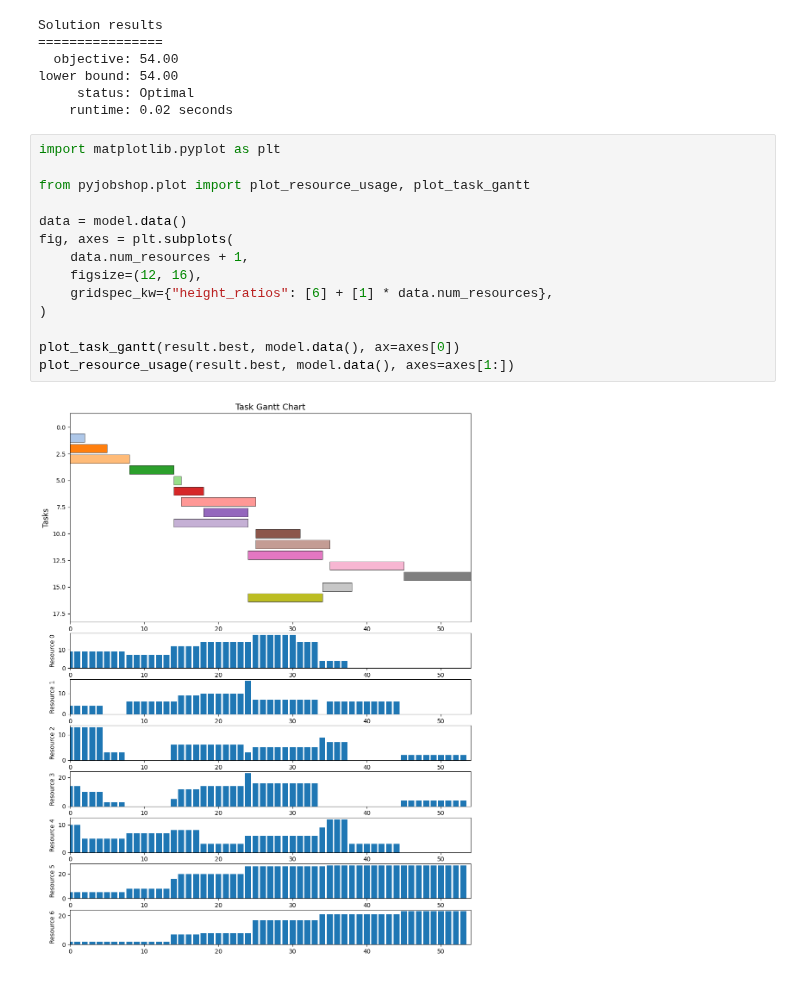
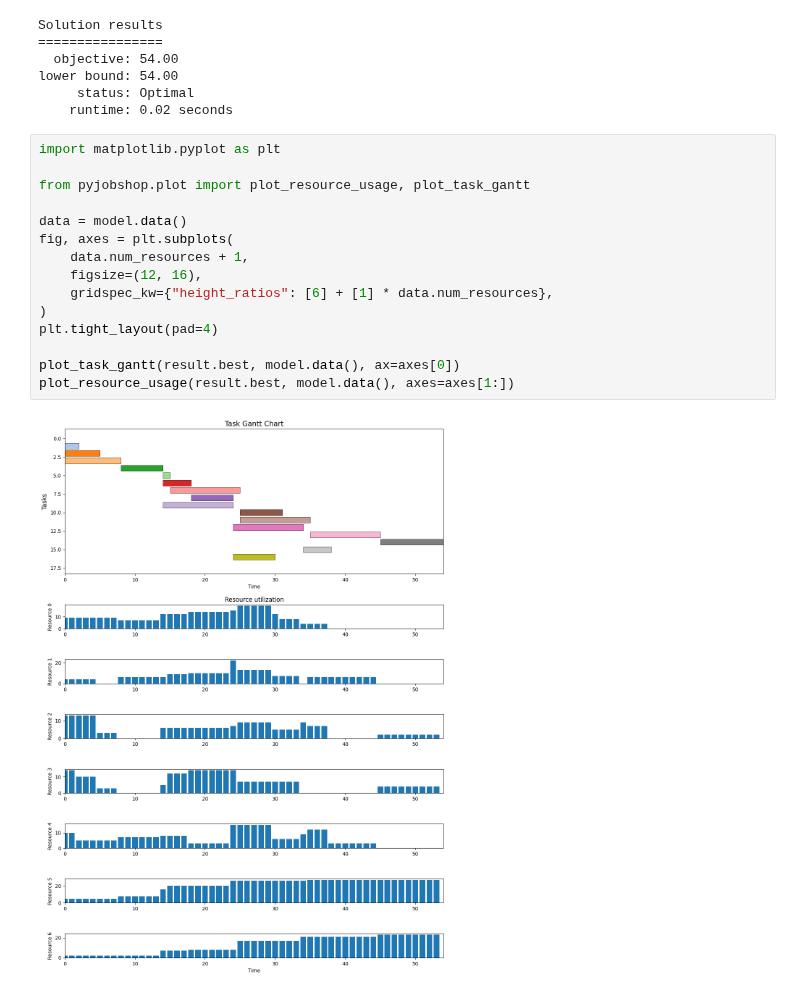
Before and after one commit to PyJobShop/PyJobShop, a Jupyter notebook: examples/project_scheduling.ipynb, the cells around one changed output. Cells and saved outputs as stored; diff of their text form.

```diff
--- a/examples/project_scheduling.ipynb
+++ b/examples/project_scheduling.ipynb
@@ -205,16 +206,17 @@ lower bound: 54.00
 # %%
 import matplotlib.pyplot as plt
 
 from pyjobshop.plot import plot_resource_usage, plot_task_gantt
 
 data = model.data()
 fig, axes = plt.subplots(
     data.num_resources + 1,
     figsize=(12, 16),
     gridspec_kw={"height_ratios": [6] + [1] * data.num_resources},
 )
+plt.tight_layout(pad=4)
 
 plot_task_gantt(result.best, model.data(), ax=axes[0])
 plot_resource_usage(result.best, model.data(), axes=axes[1:])
 # %% [output]
-[figure, old version]
+[figure, new version]
```
Also changed, not shown: parts of 2 cells of this notebook, 1 other file.
